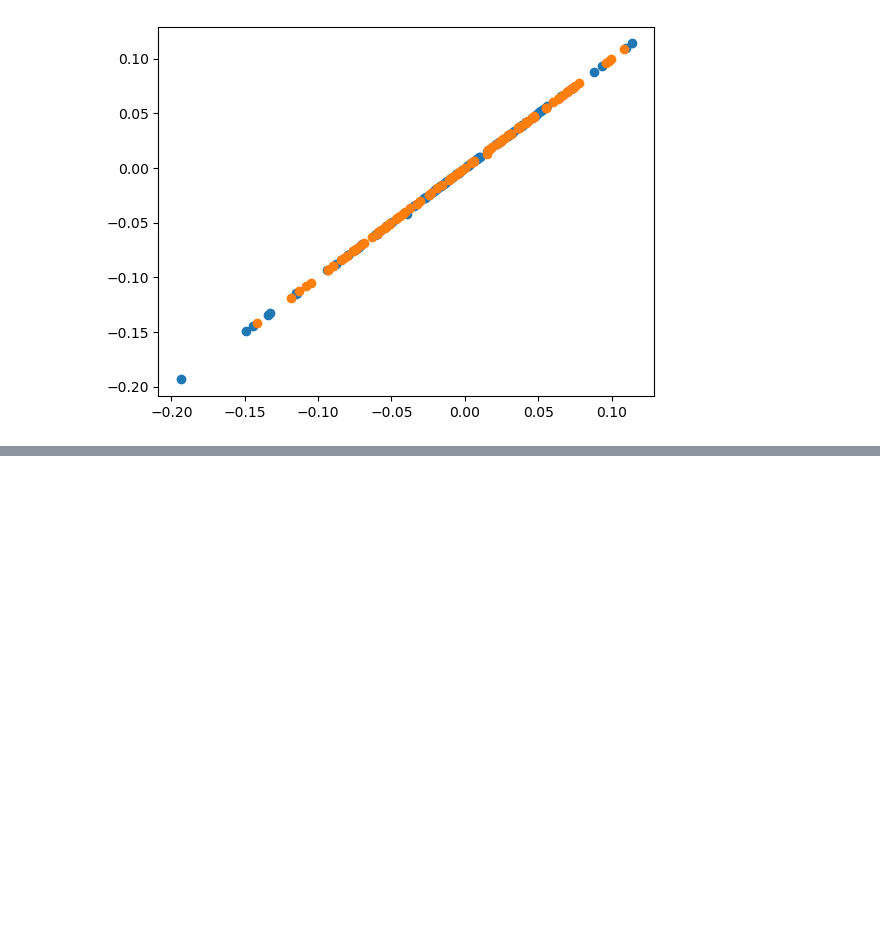
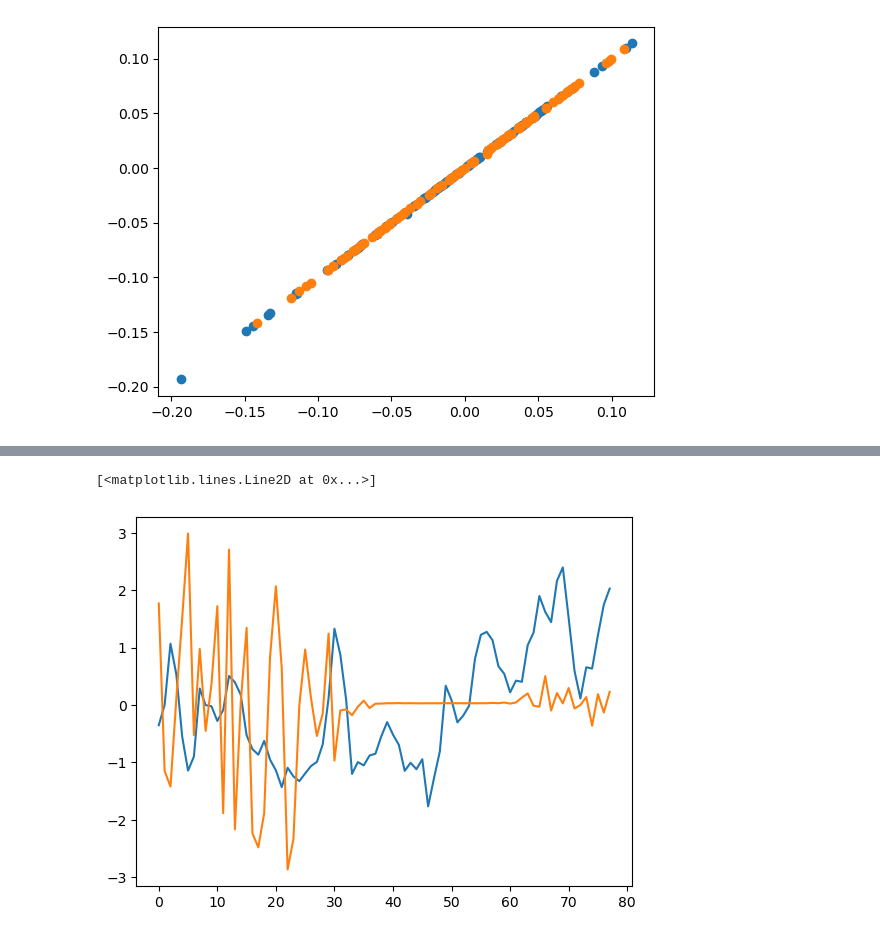
Before and after one commit to z7743/FastCCM, a Jupyter notebook: notebooks/CCM results comparison.ipynb, the cells around one changed output, grey strips where cells are left out. Cells and saved outputs as stored; diff of their text form; code cells hidden in the pictures; blank space fills up the shorter version.

```diff
--- a/notebooks/CCM results comparison.ipynb
+++ b/notebooks/CCM results comparison.ipynb
@@ -40,0 +85,6 @@ plt.scatter(Y_to_X_res_FastCCM, Y_to_X_res_pyEDM)
+# %%
+plt.plot((test_df["sio_sst"]))
+plt.plot(test_df["sardine"])
+# %% [output]
+[<matplotlib.lines.Line2D at 0x...>]
+[figure, added]
```
Also changed, not shown: parts of 22 cells of this notebook, 2 other files.
